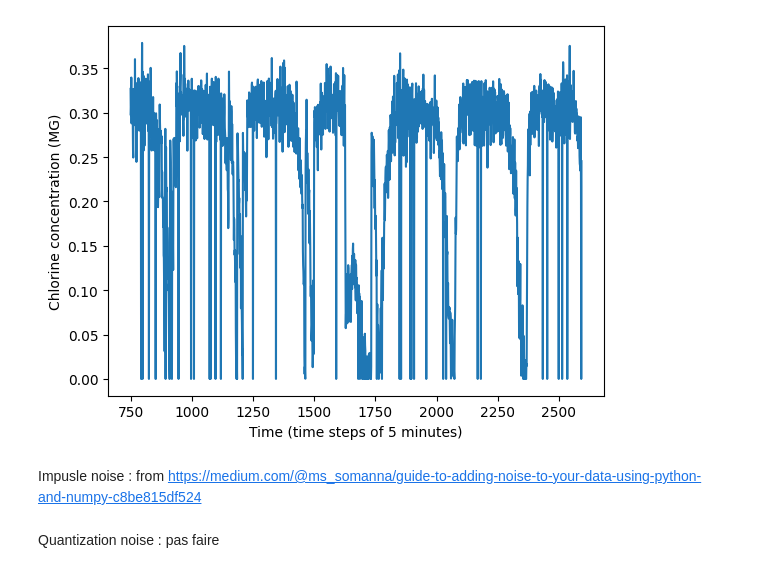
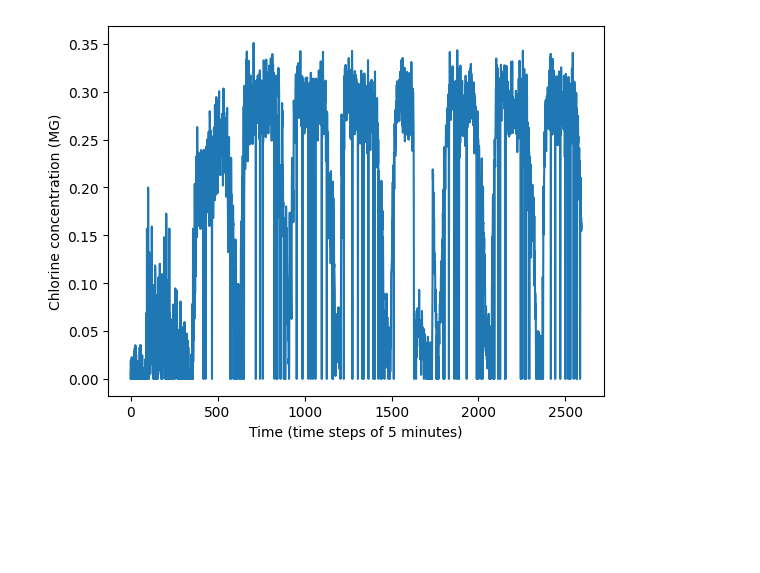
Before and after one commit to elineee/AI-for-Drinking-Water-Chlorination-Challenge-IJCAI-25, a Jupyter notebook: data/data_transformation.ipynb, the cells around one changed output. Saved outputs shown, nothing was run; the diff lists cells and outputs as text; code cells hidden in the pictures; blank space fills up the shorter version.

Commit message:
Clean data_transformation.ipynb

```diff
--- a/data/data_transformation.ipynb
+++ b/data/data_transformation.ipynb
@@ -71,0 +3,27 @@ Classic gaussian noise :
+# %%
+import pandas as pd
+import matplotlib.pyplot as plt
+
+def plot_time_series(df, node):
+    """
+    Plots the time series of chlorine concentration for a specific node.
+
+    Parameters:
+    - df : The DataFrame containing the data (pd.DataFrame)
+    - node : The node identifier for which to plot the chlorine concentration (string)
+
+    """
+
+    column_name_cl = f"bulk_species_node [MG] at Chlorine @ {node}"
+    if column_name_cl in df.columns:
+        df[column_name_cl].plot()
+        # add labels
+        plt.xlabel("Time (time steps of 5 minutes)")
+        plt.ylabel("Chlorine concentration (MG)")
+        plt.savefig("chlo_anomaly.pdf")
+    else:
+        print(f"Column {column_name_cl} not found in DataFrame.")
+
+df = pd.read_csv(".\\data_net1\\scada_data_conta_22_test_3.csv")
+node = "11"
+plot_time_series(df, node)
@@ -97,19 +58,22 @@ NameError: name 'plot_time_series' is not defined
 # %%
 import numpy as np
 
 def sensor_defect(x, pourcentage):
     x_noised = x.copy()
     num_defects = int(pourcentage * len(x))
     defect_indices = np.random.choice(len(x), num_defects, replace=False)
     x_noised[defect_indices] = 0
     return x_noised
-column_name = f"bulk_species_node [MG] at Chlorine @ dist1028"
-node_id = "dist1028"
+
+node_id = "dist1363"
+column_name = f"bulk_species_node [MG] at Chlorine @ {node_id}"
 df = pd.read_csv(".\\data_cy\\scada_data_test_6_noisy.csv")
+
 x_defected = sensor_defect(df[column_name].values, 0.02)
 df_defected = df.copy()
 df_defected[column_name] = x_defected
+
 plot_time_series(df_defected, node_id)
 df_defected.to_csv(f".\\data_cy\\scada_data_test_6_noisy.csv", index=False)
 # %% [output]
-[figure, old version]
+[figure, new version]
@@ -129,2 +79,0 @@ df_copy.to_csv(f".\\data_hanoi\\hanoi_scada_data_conta_node_{node_id}_gaussian_n
-# %% [markdown]
-Impusle noise : from https://medium.com/@ms_somanna/guide-to-adding-noise-to-your-data-using-python-and-numpy-c8be815df524
@@ -145,2 +79,0 @@ plot_time_series(df_impulse, node_id)
-# %% [markdown]
-Quantization noise : pas faire
```
Also changed, not shown: parts of 21 cells of this notebook.
